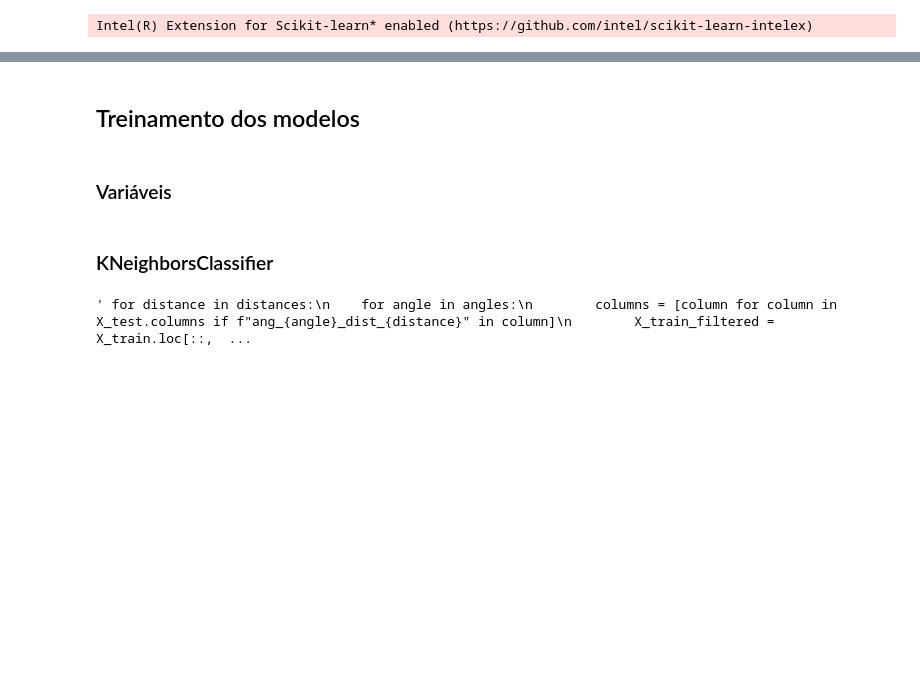
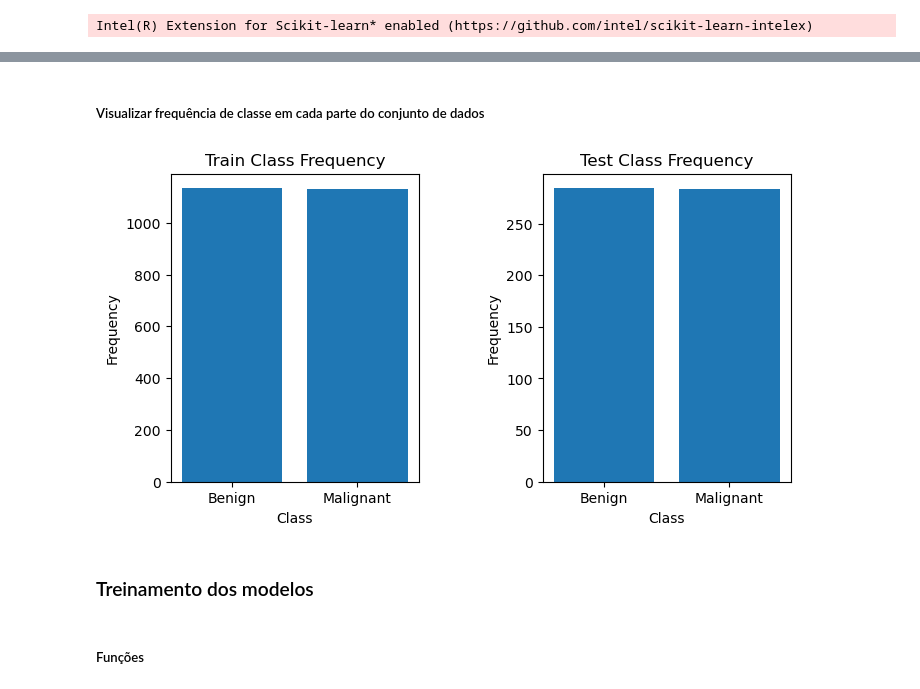
Before and after one commit to matheusssilva991/Radiomica, a Jupyter notebook: src/mamografia/model.ipynb, the cells around one changed output, grey strips where cells are left out. Cells and saved outputs as stored; diff of their text form; code cells hidden in the pictures; blank space fills up the shorter version.

```diff
--- a/src/mamografia/model.ipynb
+++ b/src/mamografia/model.ipynb
@@ -151,4 +112,24 @@ X_train.head()
+# %% [markdown]
+##### Visualizar frequência de classe em cada parte do conjunto de dados
+# %%
+fig = plt.figure(figsize=(8, 4))
+y_parts = [y_train, y_test]
+idxs = [1, 2]
+titles = ['Train', 'Test']
+
+for i, y_part, title in zip(idxs, y_parts, titles):
+    frequency = y_part.value_counts()
+    frequency.index = ['Benign', 'Malignant']
+
+    plt.subplot(1, 2, i)
+    plt.bar(frequency.index, frequency)
+    plt.title(f'{title} Class Frequency')
+    plt.xlabel('Class'), plt.ylabel('Frequency')
+fig.subplots_adjust(wspace=0.5)
+plt.show()
+# %% [output]
+[figure, added]
 # %% [markdown]
-## Treinamento dos modelos
+### Treinamento dos modelos
 # %% [markdown]
-### Variáveis
+##### Funções
@@ -159,30 +135,0 @@ threshold = 0.5 # Definir o limiar
-# %% [markdown]
-### KNeighborsClassifier
-# %%
-# Treina com todos os angulos e distancias
-knn_model = KNeighborsClassifier(n_neighbors=5, weights="distance", metric="euclidean", algorithm="auto")
-
-knn_model.fit(X_train, y_train)
-predict = knn_model.predict(X_test)
-accuracy = accuracy_score(y_test, predict) * 100
-#accuracy = (cross_val_score(knn_model, X_test, y_test, cv=kf).mean()) * 100
-
-# predicts = {"KNeighborsClassifier": {"all": predict}}
-scores = {"KNeighborsClassifier": {"all": {"accuracy_score": accuracy}}}
-
-""" for distance in distances:
-    for angle in angles:
-        columns = [column for column in X_test.columns if f"ang_{angle}_dist_{distance}" in column]
-        X_train_filtered = X_train.loc[::, columns]
-        X_test_filtered = X_test.loc[::, columns]
-
-        knn_model = KNeighborsClassifier(n_neighbors=5, weights="distance", metric="euclidean", algorithm="auto")
-        # knn_model.fit(X_train_filtered, y_train)
-        # predict = knn_model.predict(X_test_filtered)
-        # accuracy = accuracy_score(y_test, predict) * 100
-        accuracy = (cross_val_score(knn_model, X_test_filtered, y_test, cv=kf).mean()) * 100
-
-        #predicts["KNeighborsClassifier"][f"ang_{angle}_dist_{distance}"] = predict
-        scores["KNeighborsClassifier"][f"ang_{angle}_dist_{distance}"] = {"accuracy_score": accuracy} """
-# %% [output]
-' for distance in distances:\n    for angle in angles:\n        columns = [column for column in X_test.columns if f"ang_{angle}_dist_{distance}" in column]\n        X_train_filtered = X_train.loc[::,  ...
```
Also changed, not shown: parts of 37 cells of this notebook, 16 other files.
